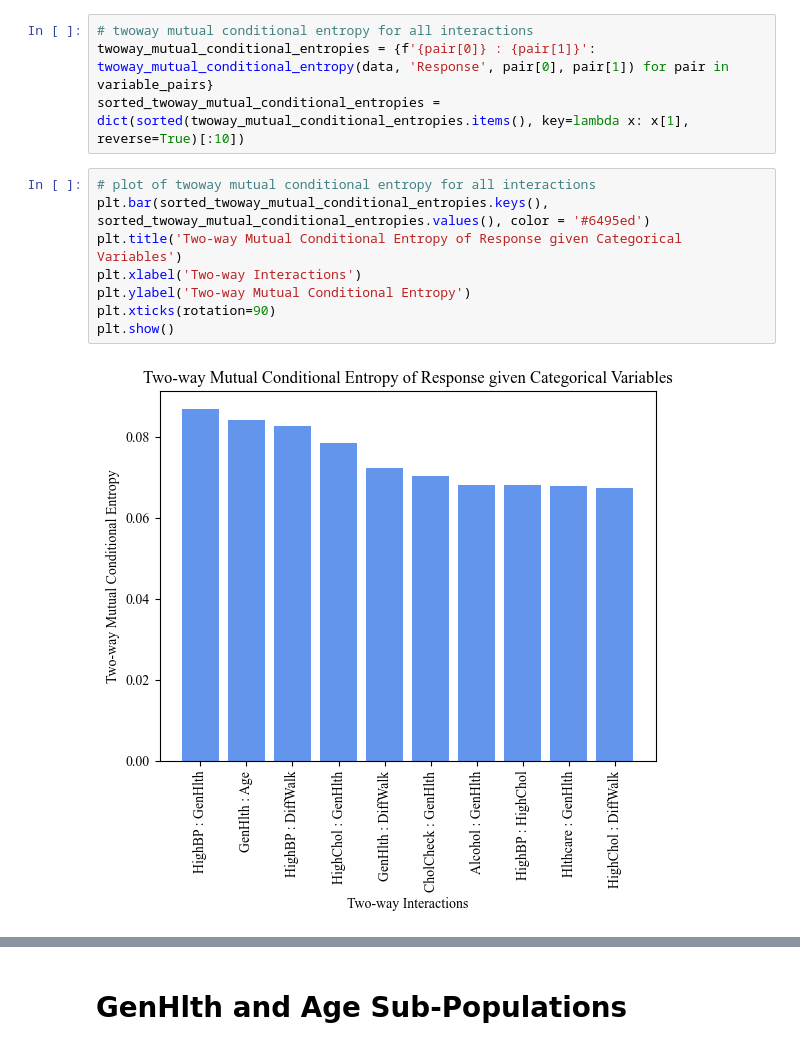
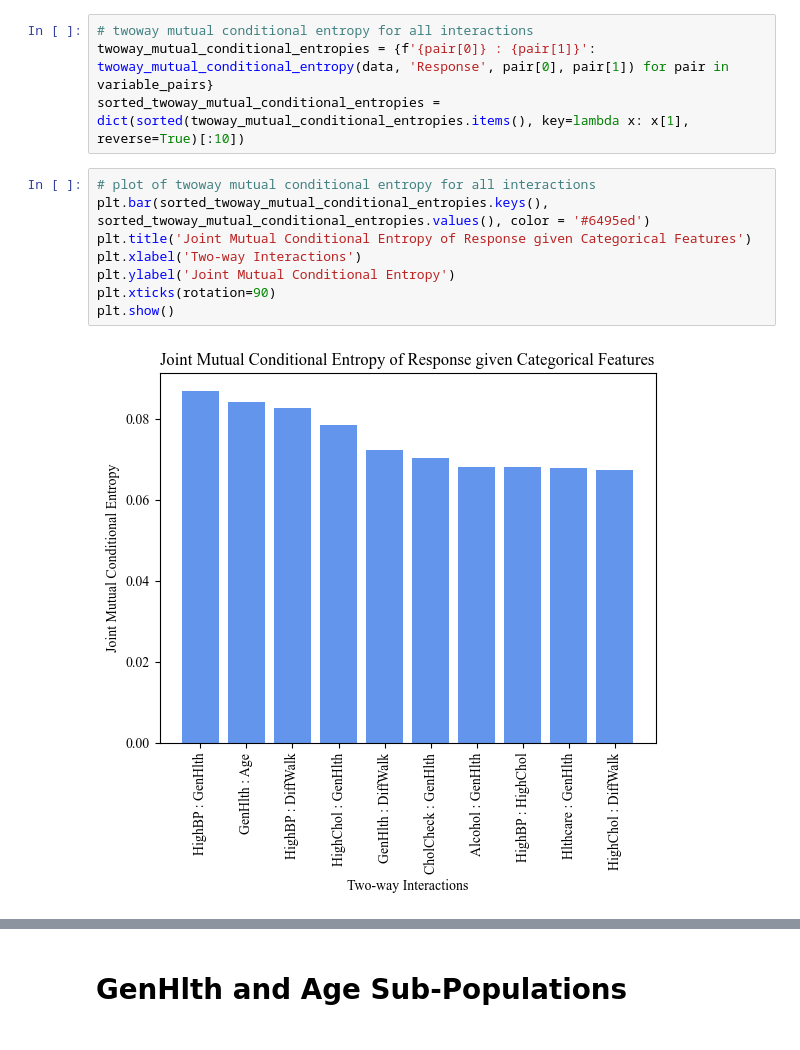
Before and after one commit to CYoung73/STA160-Midterm, a Jupyter notebook: STA160_Entropy_Analysis.ipynb, the cells around one changed output, grey strips where cells are left out. Drawn from its saved outputs; the diff is of its cells as text.

```diff
--- a/STA160_Entropy_Analysis.ipynb
+++ b/STA160_Entropy_Analysis.ipynb
@@ -265,13 +265,13 @@ sorted_twoway_mutual_conditional_entropies = dict(sorted(twoway_mutual_condition
 # %%
 # plot of twoway mutual conditional entropy for all interactions
 plt.bar(sorted_twoway_mutual_conditional_entropies.keys(), sorted_twoway_mutual_conditional_entropies.values(), color = '#6495ed')
-plt.title('Two-way Mutual Conditional Entropy of Response given Categorical Variables')
+plt.title('Joint Mutual Conditional Entropy of Response given Categorical Features')
 plt.xlabel('Two-way Interactions')
-plt.ylabel('Two-way Mutual Conditional Entropy')
+plt.ylabel('Joint Mutual Conditional Entropy')
 plt.xticks(rotation=90)
 plt.show()
 # %% [output]
-[figure, old version]
+[figure, new version]
 # %%
 # side-by-side plots of mutual information and mutual conditional entropy
 fig, ax = plt.subplots(1, 2, figsize=(10, 5))
```
Also changed, not shown: parts of 6 cells of this notebook, 1 other file.
